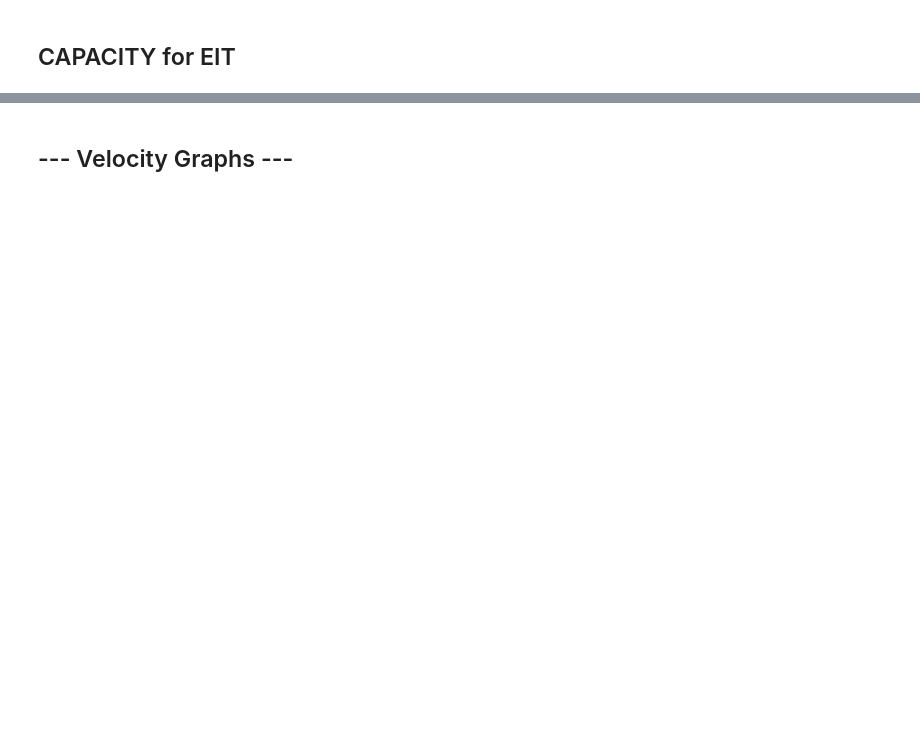
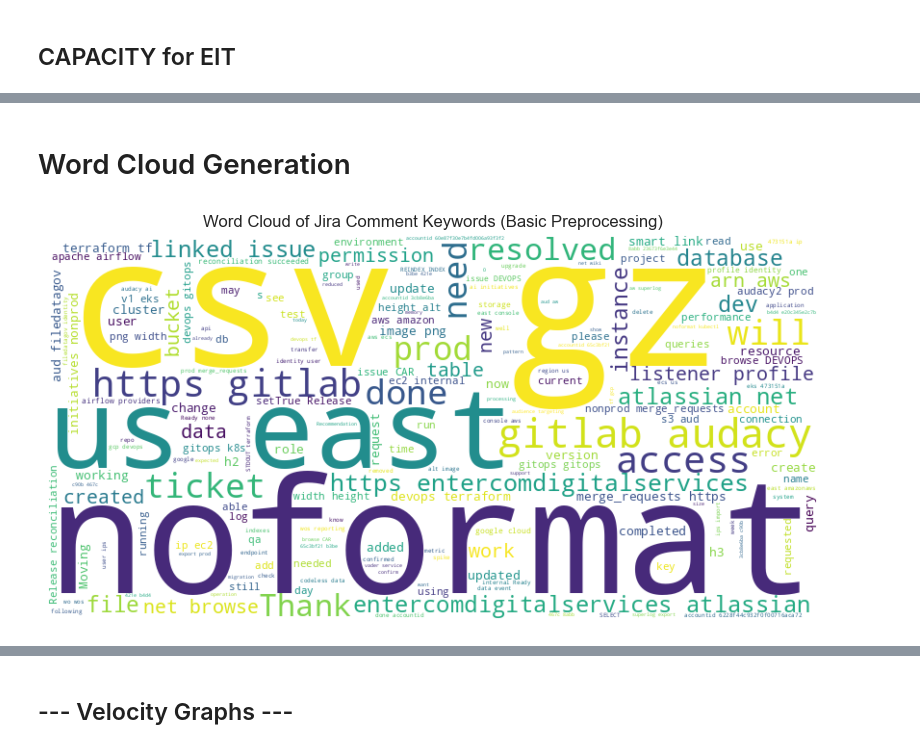
Before and after one commit to jorgeerodriguez/Jira, a Jupyter notebook: Jira.ipynb, the cells around one changed output, grey strips where cells are left out. Saved outputs shown, nothing was run; the diff lists cells and outputs as text; code cells hidden in the pictures; blank space fills up the shorter version.

Commit message:
Adding Comments DF to use NLP tools for visulization of words and patterns

```diff
--- a/Jira.ipynb
+++ b/Jira.ipynb
@@ -1990,17 +1970,14 @@ Comments:
 # %%
 # Convert iterator to a list if needed
 done_issues_list = list(done_iterator)
+comments_list = []
+issue_key_list = []
 print(f"Total DONE issues found: {len(done_issues_list)}")
-for x in range(0, len(done_issues_list), 1):
-    issue = done_issues_list[x]
+# More efficient: iterate directly over done_issues_list, avoid indexing
+for issue in done_issues_list:
     comments = jira.comments(issue)
     if comments:
-        # Print all comments' bodies
-        print(f"Issue {issue.key} - {len(comments)} comment(s):")
-        for idx, comment in enumerate(comments, 1):
-            print(f"Comment {idx}:")
-            print(comment.body)
-            print("-" * 40)
-    else:
-        print(f"Issue {issue.key} - No comments found.")
+        for comment in comments:
+            comments_list.append(comment.body)
+            issue_key_list.append(issue.key)
 # %% [output]
@@ -2028,0 +1985,8 @@ Issue DEVOPS-5780 - No comments found.
+# %%
+comments_df = pd.DataFrame({
+    'issue_key': issue_key_list,
+    'comment_body': comments_list
+})
+# Save comments to a CSV file
+comments_df.to_csv('jira_done_issues_comments.csv', index=False)
+print("Comments saved to 'jira_done_issues_comments.csv'.")
@@ -2028,0 +2009,2 @@ Issue DEVOPS-5780 - No comments found.
+# %% [markdown]
+# Word Cloud Generation
@@ -2028,0 +2013,16 @@ Issue DEVOPS-5780 - No comments found.
+# %%
+import matplotlib.pyplot as plt
+from wordcloud import WordCloud
+
+# Combine all comments into a single string
+all_comments_text = " ".join(comments_df['comment_body'].astype(str))
+
+wordcloud = WordCloud(width=800, height=400, background_color='white').generate(all_comments_text)
+
+plt.figure(figsize=(10, 5))
+plt.imshow(wordcloud, interpolation='bilinear')
+plt.axis('off')
+plt.title('Word Cloud of Jira Comment Keywords (Basic Preprocessing)')
+plt.show() # Use plt.show() to display, or plt.savefig() to save
+# %% [output]
+[figure, added]
```
Also changed, not shown: parts of 41 cells of this notebook, 1 other file.
